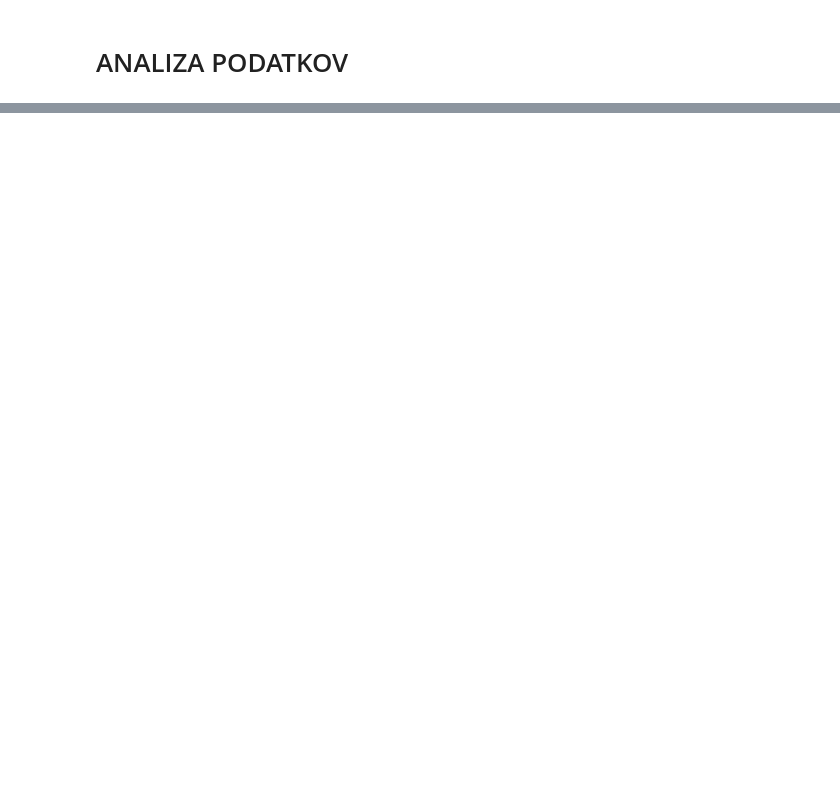
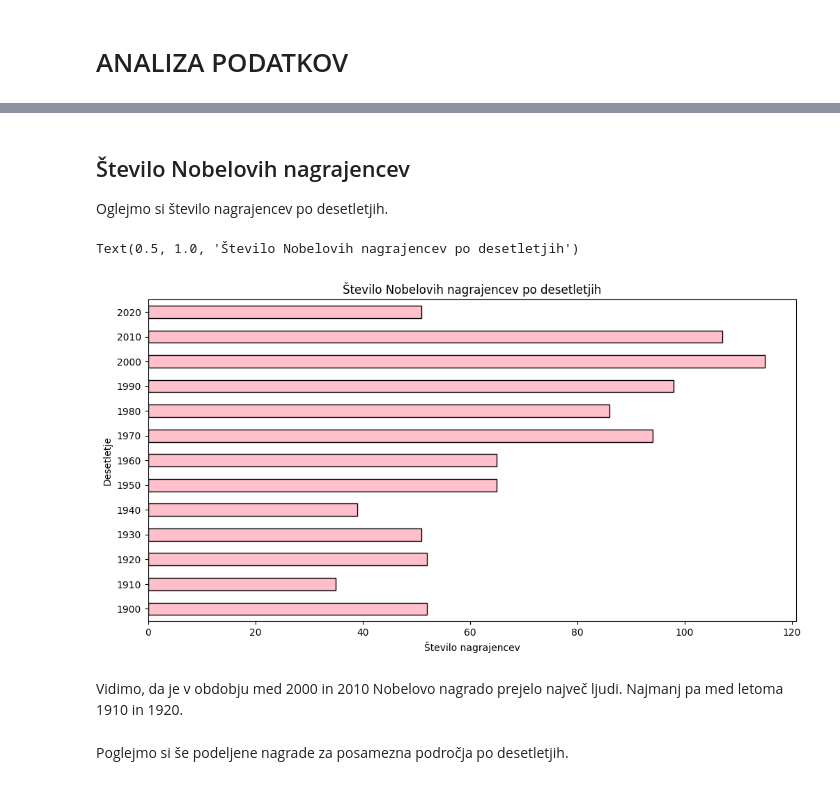
Before and after one commit to SpelaHribersek/Projektna-naloga, a Jupyter notebook: analiza_podatkov.ipynb, the cells around one changed output, grey strips where cells are left out. Saved outputs shown, nothing was run; the diff lists cells and outputs as text; code cells hidden in the pictures; blank space fills up the shorter version.

```diff
--- a/analiza_podatkov.ipynb
+++ b/analiza_podatkov.ipynb
@@ -34,0 +102,7 @@ nagrajenci.tail(10)
+# %%
+nagrajenci["datum rojstva"] = pd.to_datetime(nagrajenci["datum rojstva"], errors='coerce')
+
+# Starost ob prejemu nagrade
+nagrajenci["starost"] = nagrajenci["leto"] - nagrajenci["datum rojstva"].dt.year.astype('Int64')
+
+print(nagrajenci[["ime", "leto", "datum rojstva", "starost"]].head())
@@ -34,0 +125,11 @@ nagrajenci.tail(10)
+# %%
+nagrajenci = nagrajenci[(nagrajenci["starost"] >= 0) & (nagrajenci["starost"] <= 120)]
+nagrajenci["datum rojstva"] = pd.to_datetime(nagrajenci["datum rojstva"], errors="coerce")
+nagrajenci["starost"] = nagrajenci["leto"] - nagrajenci["datum rojstva"].dt.year
+
+plt.figure(figsize=(10,6))
+plt.hist(nagrajenci["starost"].dropna(), bins=15, edgecolor="black")
+plt.xlabel("Starost ob prejemu nagrade")
+plt.ylabel("Število nagrajencev")
+plt.title("Graf starosti Nobelovih nagrajencev ob prejemu nagrade")
+plt.show()
@@ -34,0 +140,6 @@ nagrajenci.tail(10)
+# %%
+nagrajenci["leto_rojstva"] = nagrajenci["datum rojstva"].dt.year.astype('Int64')
+nagrajenci["mesec_rojstva"] = nagrajenci["datum rojstva"].dt.month.astype('Int64')
+nagrajenci["dan_rojstva"] = nagrajenci["datum rojstva"].dt.day.astype('Int64')
+
+print(nagrajenci[["ime", "datum rojstva", "leto_rojstva", "mesec_rojstva", "dan_rojstva"]])
@@ -34,0 +161,20 @@ nagrajenci.tail(10)
+# %% [markdown]
+## Število Nobelovih nagrajencev
+Oglejmo si število nagrajencev po desetletjih.
+# %%
+nagrajenci["desetletje"] = (nagrajenci["leto"] // 10) * 10
+
+po_desetletjih = nagrajenci["desetletje"].value_counts().sort_index()
+
+plt.figure(figsize=(12,6))
+po_desetletjih.plot(kind="barh", color="pink", edgecolor="black")
+plt.xlabel("Število nagrajencev")
+plt.ylabel("Desetletje")
+plt.title("Število Nobelovih nagrajencev po desetletjih")
+# %% [output]
+Text(0.5, 1.0, 'Število Nobelovih nagrajencev po desetletjih')
+[figure, added]
+# %% [markdown]
+Vidimo, da je v obdobju med 2000 in 2010 Nobelovo nagrado prejelo največ ljudi. Najmanj pa med letoma 1910 in 1920.
+# %% [markdown]
+Poglejmo si še podeljene nagrade za posamezna področja po desetletjih.
```
Also changed, not shown: parts of 23 cells of this notebook, 1 other file.
